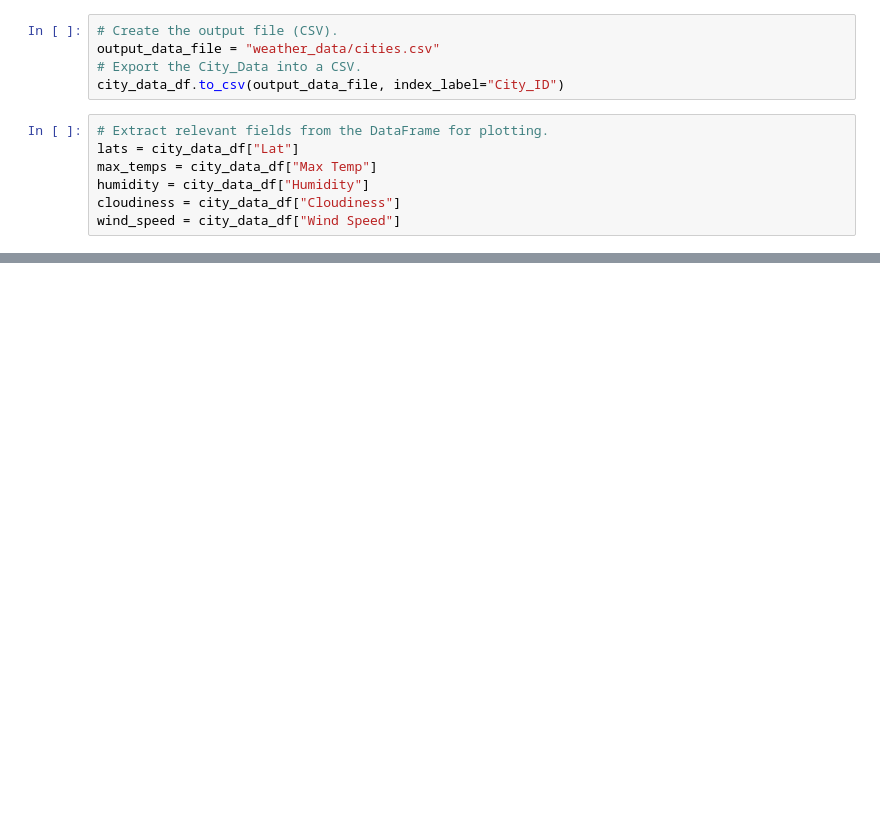
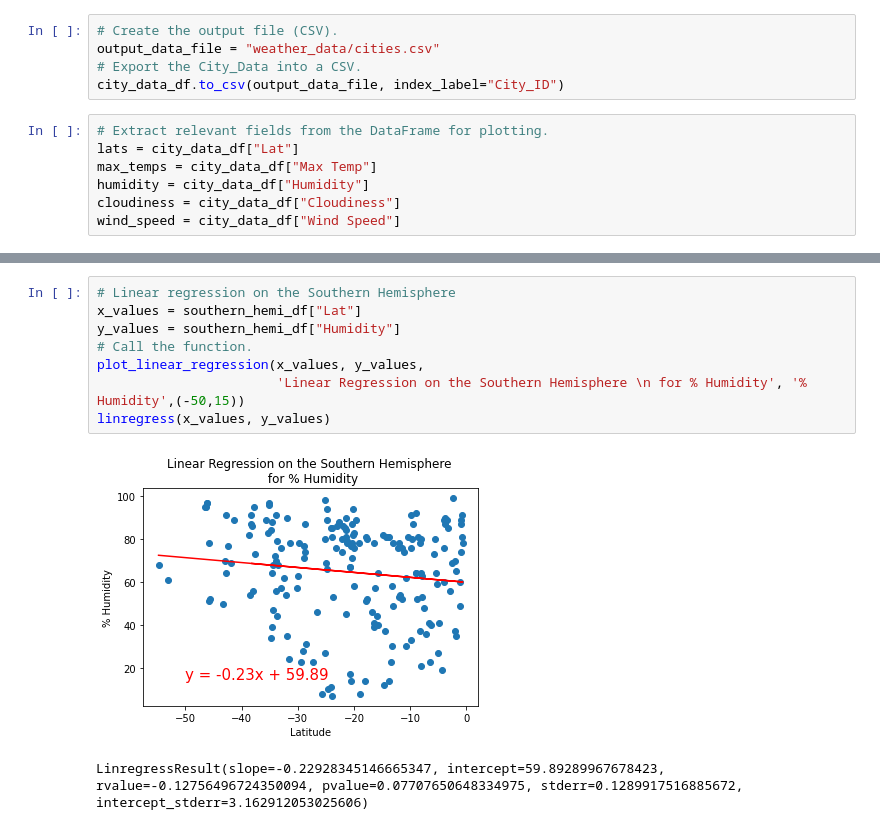
Before and after one commit to jo313y/World_Weather_Analysis, a Jupyter notebook: WeatherPy.ipynb, the cells around one changed output, grey strips where cells are left out. Drawn from its saved outputs; the diff is of its cells as text; blank space fills up the shorter version.

```diff
--- a/WeatherPy.ipynb
+++ b/WeatherPy.ipynb
@@ -246,0 +322,11 @@ plt.show()
+# %%
+# Linear regression on the Southern Hemisphere
+x_values = southern_hemi_df["Lat"]
+y_values = southern_hemi_df["Humidity"]
+# Call the function.
+plot_linear_regression(x_values, y_values,
+                       'Linear Regression on the Southern Hemisphere \n for % Humidity', '% Humidity',(-50,15))
+linregress(x_values, y_values)
+# %% [output]
+[figure, added]
+LinregressResult(slope=-0.22928345146665347, intercept=59.89289967678423, rvalue=-0.12756496724350094, pvalue=0.07707650648334975, stderr=0.1289917516885672, intercept_stderr=3.162912053025606)
```
Also changed, not shown: parts of 19 cells of this notebook.
